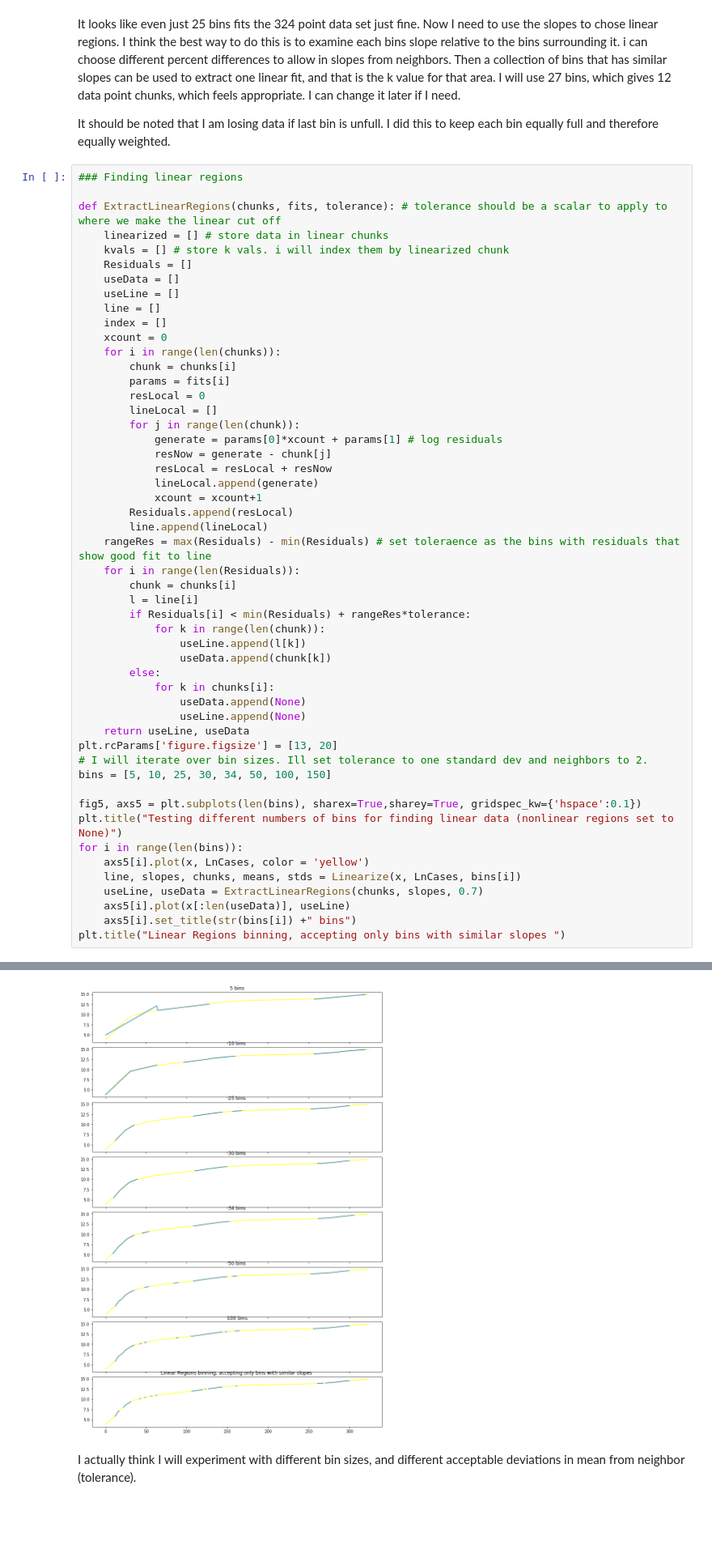
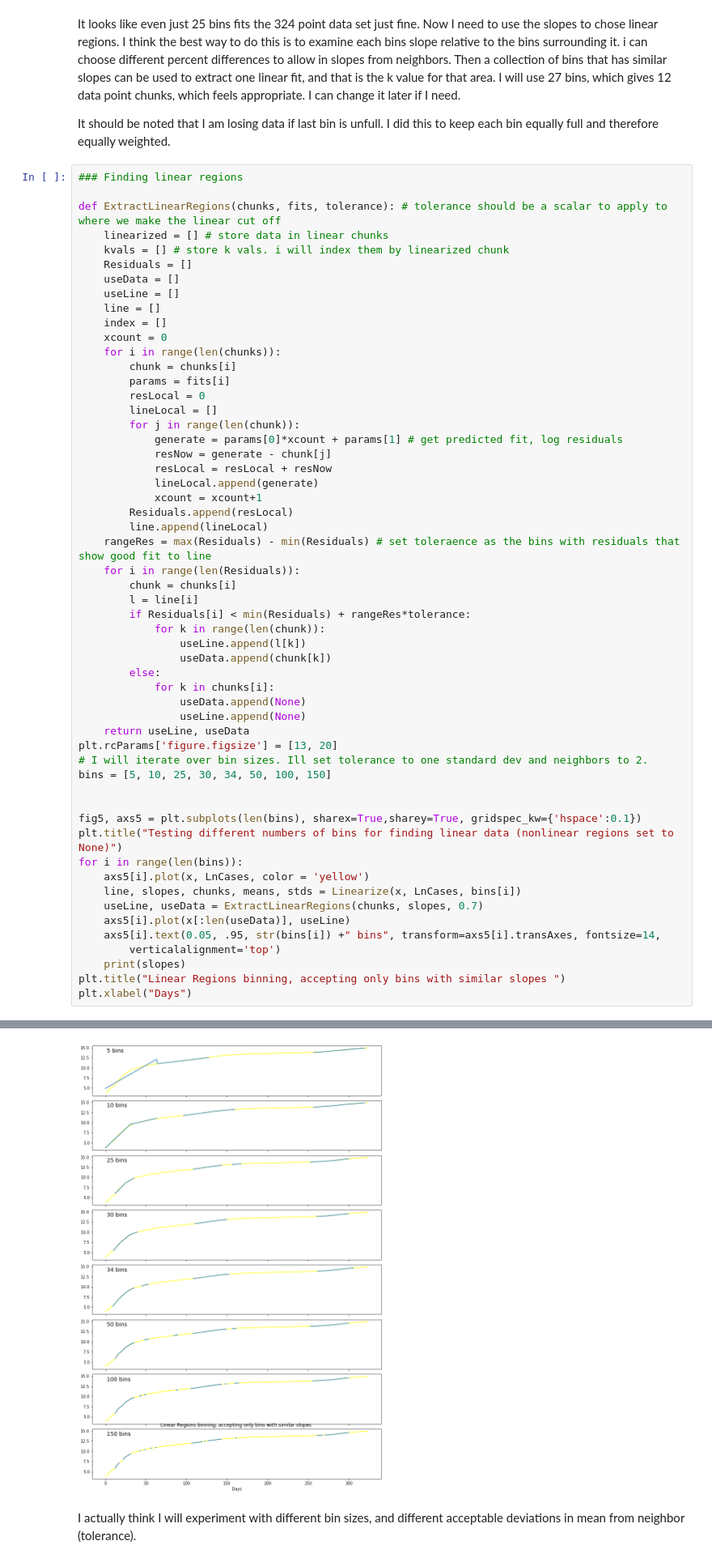
Before and after one commit to rnnisi/Phys128-CovidTracking, a Jupyter notebook: 20210202_TuesdayMeeting.ipynb, the cells around one changed output, grey strips where cells are left out. Shown at 81% size. Saved outputs shown, nothing was run; the diff lists cells and outputs as text; blank space fills up the shorter version.

```diff
--- a/20210202_TuesdayMeeting.ipynb
+++ b/20210202_TuesdayMeeting.ipynb
@@ -272,7 +271,7 @@ def ExtractLinearRegions(chunks, fits, tolerance): # tolerance should be a scala
         resLocal = 0
         lineLocal = []
         for j in range(len(chunk)):
-            generate = params[0]*xcount + params[1] # log residuals
+            generate = params[0]*xcount + params[1] # get predicted fit, log residuals
             resNow = generate - chunk[j]
             resLocal = resLocal + resNow
             lineLocal.append(generate)
@@ -296,6 +295,7 @@ plt.rcParams['figure.figsize'] = [13, 20]
 # I will iterate over bin sizes. Ill set tolerance to one standard dev and neighbors to 2.
 bins = [5, 10, 25, 30, 34, 50, 100, 150]
 
+
 fig5, axs5 = plt.subplots(len(bins), sharex=True,sharey=True, gridspec_kw={'hspace':0.1})
 plt.title("Testing different numbers of bins for finding linear data (nonlinear regions set to None)")
 for i in range(len(bins)):
@@ -303,6 +303,9 @@ for i in range(len(bins)):
     line, slopes, chunks, means, stds = Linearize(x, LnCases, bins[i])
     useLine, useData = ExtractLinearRegions(chunks, slopes, 0.7)
     axs5[i].plot(x[:len(useData)], useLine)
-    axs5[i].set_title(str(bins[i]) +" bins")
+    axs5[i].text(0.05, .95, str(bins[i]) +" bins", transform=axs5[i].transAxes, fontsize=14,
+        verticalalignment='top')
+    print(slopes)
 plt.title("Linear Regions binning, accepting only bins with similar slopes ")
+plt.xlabel("Days")
 # %% [output]
@@ -310,3 +321,3 @@ Text(0.5, 1.0, 'Linear Regions binning, accepting only bins with similar slopes
-[figure, old version]
+[figure, new version]
 # %% [markdown]
 I actually think I will experiment with different bin sizes, and different acceptable deviations in mean from neighbor (tolerance).
```
Also changed, not shown: parts of 4 cells of this notebook, 5 other files.
